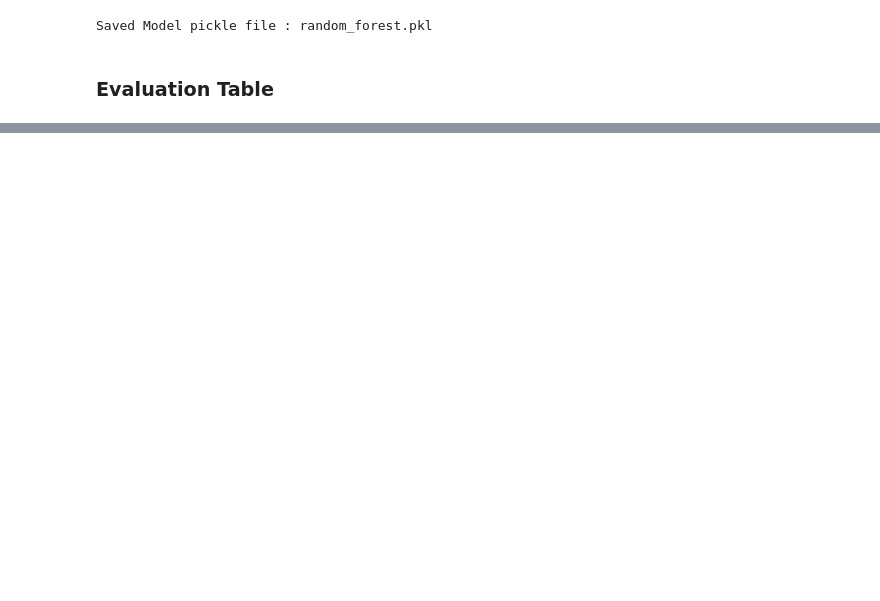
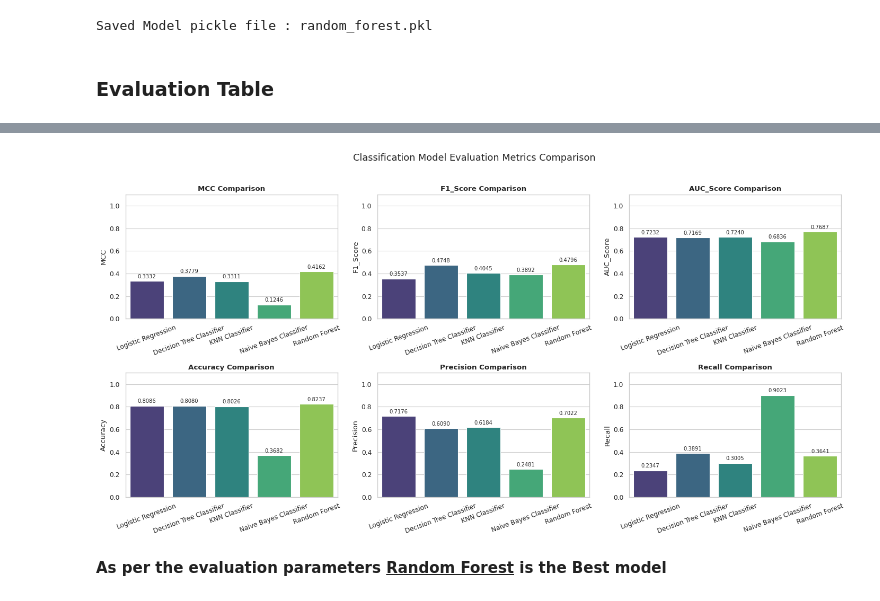
Before and after one commit to 2025da04151-stack/Taiwan-Credit-card-default-Prediction, a Jupyter notebook: model/ML_Assignment_2_Binary_Classification.ipynb, the cells around one changed output, grey strips where cells are left out. Saved outputs shown, nothing was run; the diff lists cells and outputs as text; code cells hidden in the pictures; blank space fills up the shorter version.

```diff
--- a/model/ML_Assignment_2_Binary_Classification.ipynb
+++ b/model/ML_Assignment_2_Binary_Classification.ipynb
@@ -799,0 +838,61 @@ Classification Model Evaluation Metrics
+# %%
+# 1. Dynamically extract data from the evaluation_results variable
+data = []
+for model_name, metrics_dict in evaluation_results.items():
+    row = {"Model": model_name}
+    row.update(metrics_dict)
+    data.append(row)
+
+df_metrics = pd.DataFrame(data)
+
+# 2. Set overall theme
+sns.set_theme(style="whitegrid")
+
+# 3. Specify the exact ordered sequence of metrics (3 columns x 2 rows)
+metric_sequence = ["MCC", "F1_Score", "AUC_Score", "Accuracy", "Precision", "Recall"]
+
+# 4. Create a 2x3 grid layout (2 rows, 3 columns)
+fig, axes = plt.subplots(2, 3, figsize=(18, 9))
+axes = axes.flatten()
+
+# 5. Plot each metric in the specified order
+for i, metric in enumerate(metric_sequence):
+    # Check if the metric exists in the DataFrame columns to handle varied naming
+    col_name = next((c for c in df_metrics.columns if metric.lower() in c.lower()), metric)
+
+    ax = axes[i]
+    sns.barplot(
+        data=df_metrics,
+        x="Model",
+        y=col_name,
+        ax=ax,
+        palette="viridis"
+    )
+
+    ax.set_title(f"{col_name} Comparison", fontsize=12, fontweight="bold")
+    ax.set_xlabel("")
+    ax.set_ylabel(col_name)
+    ax.set_ylim(0, 1.1)  # Space above bars for value labels
+    ax.tick_params(axis="x", rotation=20)
+
+    # Add value annotations on top of each bar
+    for p in ax.patches:
+        height = p.get_height()
+        if height > 0:
+            ax.annotate(
+                f"{height:.4f}",
+                (p.get_x() + p.get_width() / 2.0, height),
+                ha="center",
+                va="bottom",
+                xytext=(0, 3),
+                textcoords="offset points",
+                fontsize=9
+            )
+
+plt.suptitle("Classification Model Evaluation Metrics Comparison", fontsize=16, y=1.02)
+plt.tight_layout()
+plt.show()
+# %% [output]
+[figure, added]
+# %% [markdown]
+<b> As per the evaluation parameters <u>Random Forest</u> is the Best model </b>
```
Also changed, not shown: parts of 4 cells of this notebook, 1 other file.
